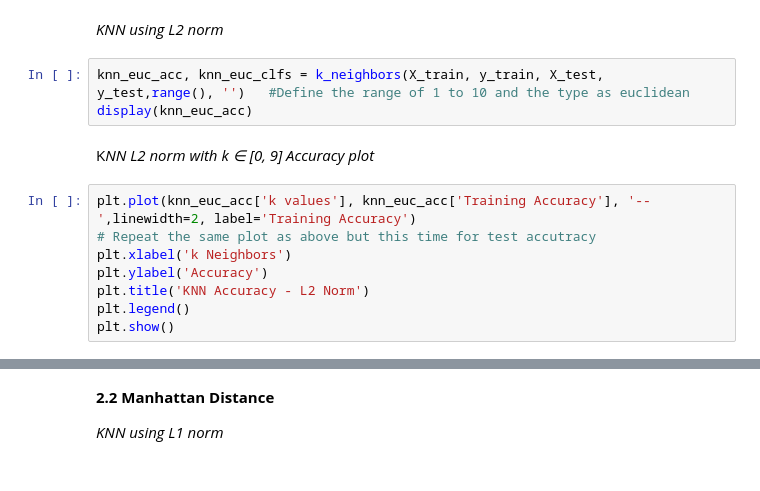
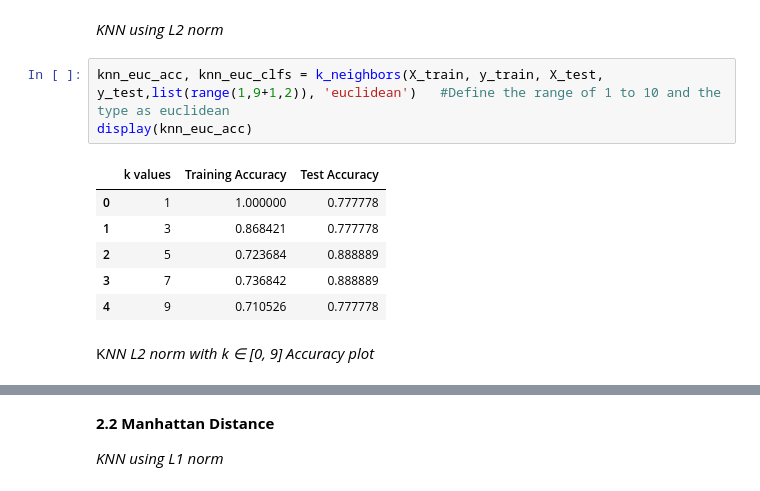
Before and after one commit to zachfreitas/ADS_504_Machine_Learning, a Jupyter notebook: Module_3/Assignment_3/Assignment_3_Template_final.ipynb, the cells around one changed output, grey strips where cells are left out. Drawn from its saved outputs; the diff is of its cells as text.

```diff
--- a/Module_3/Assignment_3/Assignment_3_Template_final.ipynb
+++ b/Module_3/Assignment_3/Assignment_3_Template_final.ipynb
@@ -59,15 +87,14 @@ def k_neighbors(xtrain, ytrain, xtest, ytest, kvalues, metric):
 # %% [markdown]
 *KNN using L2 norm*
 # %%
-knn_euc_acc, knn_euc_clfs = k_neighbors(X_train, y_train, X_test, y_test,range(), '')   #Define the range of 1 to 10 and the type as euclidean
+knn_euc_acc, knn_euc_clfs = k_neighbors(X_train, y_train, X_test, y_test,list(range(1,9+1,2)), 'euclidean')   #Define the range of 1 to 10 and the type as euclidean
 display(knn_euc_acc)
+# %% [output]
+|  | k values | Training Accuracy | Test Accuracy |
+| 0 | 1 | 1.000000 | 0.777778 |
+| 1 | 3 | 0.868421 | 0.777778 |
+| 2 | 5 | 0.723684 | 0.888889 |
+| 3 | 7 | 0.736842 | 0.888889 |
+| 4 | 9 | 0.710526 | 0.777778 |
 # %% [markdown]
 K*NN L2 norm with k ∈ [0, 9] Accuracy plot*
-# %%
-plt.plot(knn_euc_acc['k values'], knn_euc_acc['Training Accuracy'], '--',linewidth=2, label='Training Accuracy')
-# Repeat the same plot as above but this time for test accutracy
-plt.xlabel('k Neighbors')
-plt.ylabel('Accuracy')
-plt.title('KNN Accuracy - L2 Norm')
-plt.legend()
-plt.show()
```
Also changed, not shown: parts of 17 cells of this notebook.
